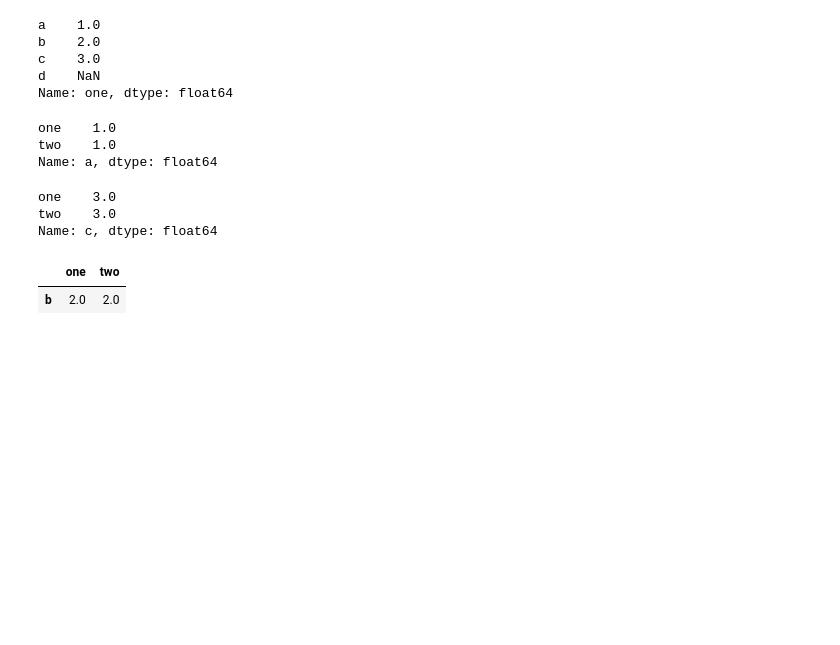
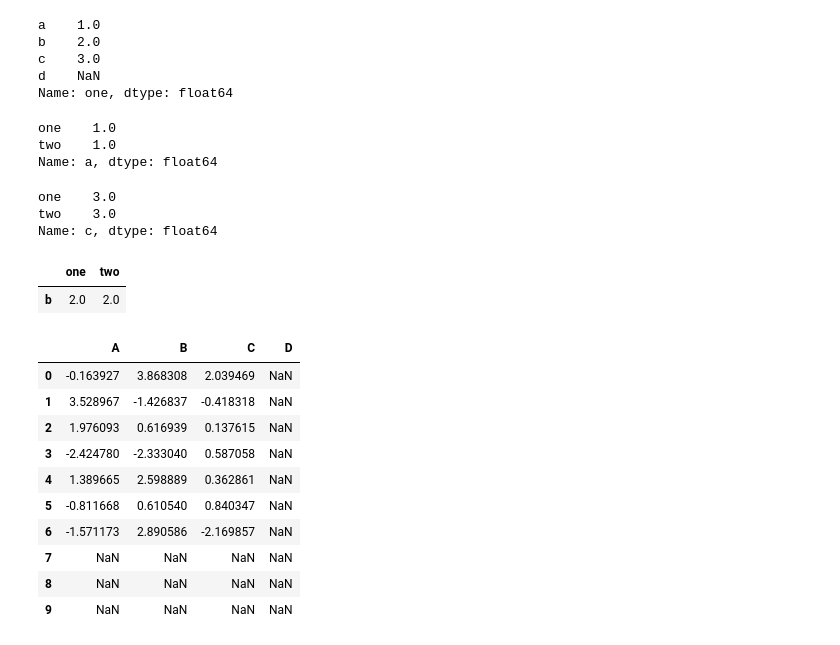
Before and after one commit to mangxiao2018/PandasSample, a Jupyter notebook: 100003-DataFrame.ipynb, the cells around one changed output. Drawn from its saved outputs; the diff is of its cells as text; code cells hidden in the pictures; blank space fills up the shorter version.

Commit message:
DataFrame计算

```diff
--- a/100003-DataFrame.ipynb
+++ b/100003-DataFrame.ipynb
@@ -357,3 +357,21 @@ df[1:2]
 # %% [output]
 |  | one | two |
 | b | 2.0 | 2.0 |
+# %%
+df = pd.DataFrame(np.random.randn(10,4), columns=["A","B","C","D"])
+# %%
+df2 = pd.DataFrame(np.random.randn(7,3), columns=["A","B","C"])
+# %%
+df + df2
+# %% [output]
+|  | A | B | C | D |
+| 0 | -0.163927 | 3.868308 | 2.039469 | NaN |
+| 1 | 3.528967 | -1.426837 | -0.418318 | NaN |
+| 2 | 1.976093 | 0.616939 | 0.137615 | NaN |
+| 3 | -2.424780 | -2.333040 | 0.587058 | NaN |
+| 4 | 1.389665 | 2.598889 | 0.362861 | NaN |
+| 5 | -0.811668 | 0.610540 | 0.840347 | NaN |
+| 6 | -1.571173 | 2.890586 | -2.169857 | NaN |
+| 7 | NaN | NaN | NaN | NaN |
+| 8 | NaN | NaN | NaN | NaN |
+| 9 | NaN | NaN | NaN | NaN |
```
Also changed, not shown: parts of 13 cells of this notebook.
